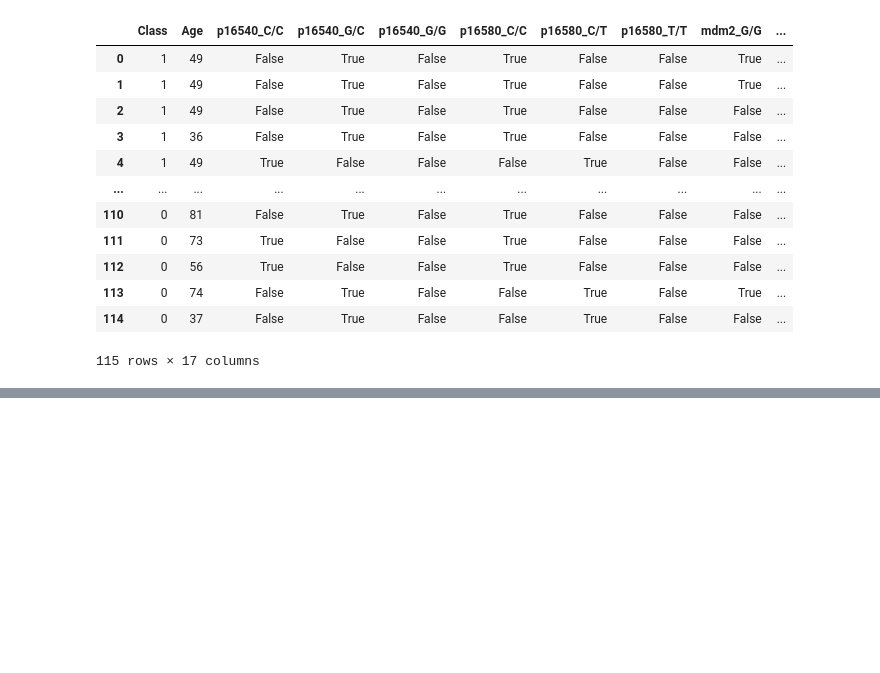
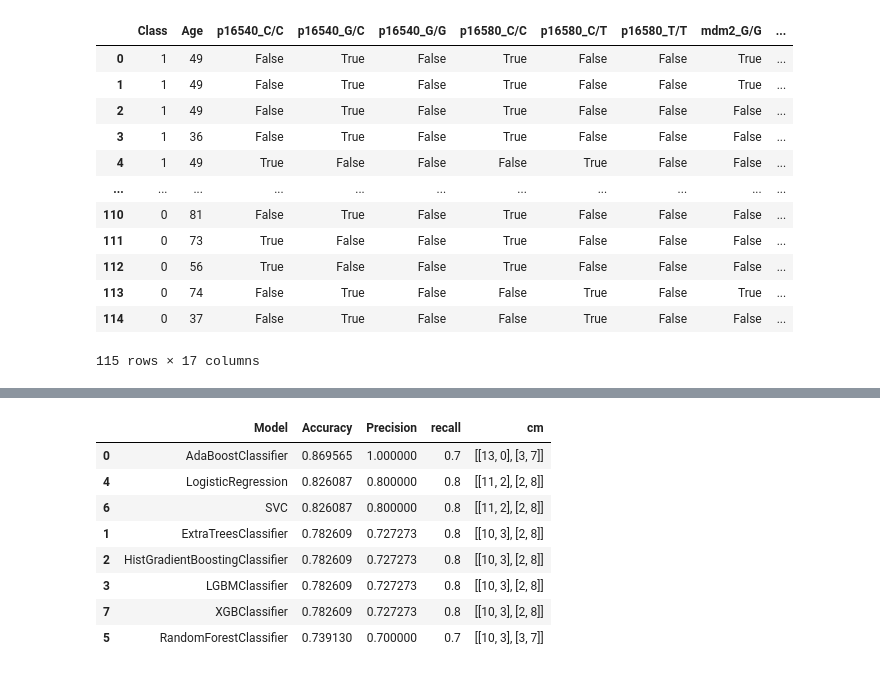
Before and after one commit to shaaleissa/colon_predictions, a Jupyter notebook: Model Training/all_models.ipynb, the cells around one changed output, grey strips where cells are left out. Drawn from its saved outputs; the diff is of its cells as text; code cells hidden in the pictures; blank space fills up the shorter version.

Commit message:
last all_models

```diff
--- a/Model Training/all_models.ipynb
+++ b/Model Training/all_models.ipynb
@@ -22,5 +22,5 @@ from sklearn.metrics import accuracy_score
 # %%
-df = pd.read_csv('/Users/maryam/colon_predictions/Data/colon-dataset-processed.csv')
+df = pd.read_csv('/Users/shahadaleissa/Downloads/Code/Data/colon-dataset-processed.csv')
 le = LabelEncoder()
 df['Class'] = le.fit_transform(df['Class'])
 df
@@ -84,9 +84,12 @@ def model_training(X_train, X_test, y_train, y_test, random_state=42):
 
         # Evaluate the model
         accuracy = accuracy_score(y_test, predictions)
+        precision =precision_score(y_test, predictions)
+        recall= recall_score(y_test, predictions)
+        cm=confusion_matrix(y_test, predictions)
 
         # Append results to the DataFrame
-        temp_df = pd.DataFrame({'Model': [model.__class__.__name__], 'Accuracy': [accuracy]})
+        temp_df = pd.DataFrame({'Model': [model.__class__.__name__], 'Accuracy': [accuracy], 'Precision': [precision], 'recall': [recall], 'cm':[cm]})
         results_df = pd.concat([results_df, temp_df], ignore_index=True)
 
 
@@ -95,3 +109,3 @@ def model_training(X_train, X_test, y_train, y_test, random_state=42):
 # %%
-model_training(X_train, X_test, y_train, y_test)
+original=model_training(X_train, X_test, y_train, y_test)
 # %% [output]
@@ -98,0 +136,12 @@ Error:
+# %%
+original
+# %% [output]
+|  | Model | Accuracy | Precision | recall | cm |
+| 0 | AdaBoostClassifier | 0.869565 | 1.000000 | 0.7 | [[13, 0], [3, 7]] |
+| 4 | LogisticRegression | 0.826087 | 0.800000 | 0.8 | [[11, 2], [2, 8]] |
+| 6 | SVC | 0.826087 | 0.800000 | 0.8 | [[11, 2], [2, 8]] |
+| 1 | ExtraTreesClassifier | 0.782609 | 0.727273 | 0.8 | [[10, 3], [2, 8]] |
+| 2 | HistGradientBoostingClassifier | 0.782609 | 0.727273 | 0.8 | [[10, 3], [2, 8]] |
+| 3 | LGBMClassifier | 0.782609 | 0.727273 | 0.8 | [[10, 3], [2, 8]] |
+| 7 | XGBClassifier | 0.782609 | 0.727273 | 0.8 | [[10, 3], [2, 8]] |
+| 5 | RandomForestClassifier | 0.739130 | 0.700000 | 0.7 | [[10, 3], [3, 7]] |
```
Also changed, not shown: parts of 10 cells of this notebook, 1 other file.
